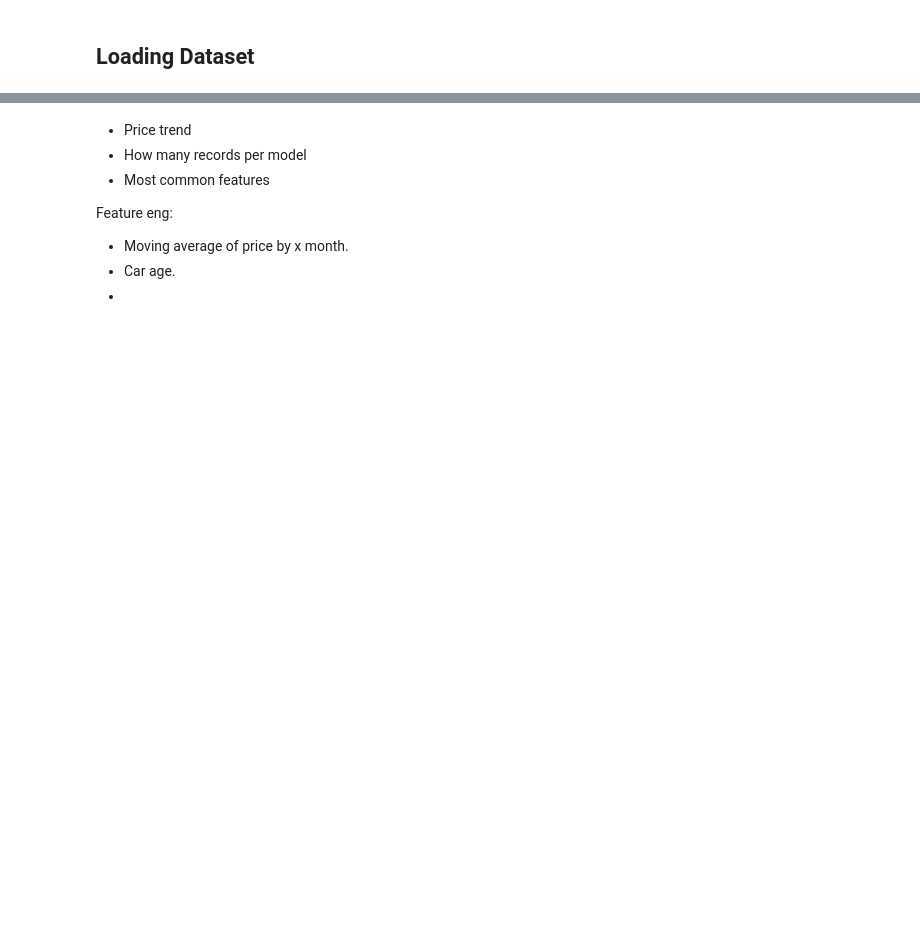
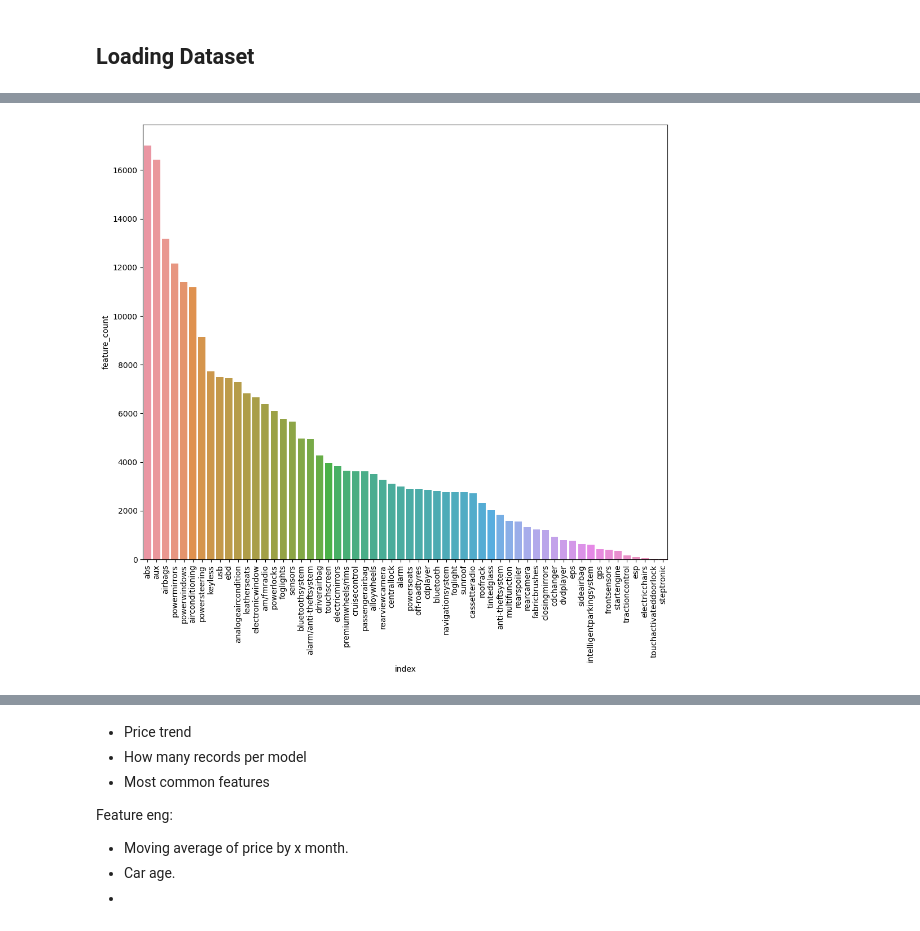
Before and after one commit to AhmedYousriSobhi/used_cars_price_estimation, a Jupyter notebook: nb_workspace/data_eda.ipynb, the cells around one changed output, grey strips where cells are left out. Cells and saved outputs as stored; diff of their text form; code cells hidden in the pictures; blank space fills up the shorter version.

```diff
--- a/nb_workspace/data_eda.ipynb
+++ b/nb_workspace/data_eda.ipynb
@@ -71,0 +122,17 @@ df.describe().T
+# %%
+# What are the most common extra features in each car.
+df_features_count = (
+    df_extrafeatures
+    .drop(['id', 'extra_features_lst', 'extra_features_count'], axis=1)
+    .sum()
+    .sort_values(ascending=False)
+    .reset_index(name='feature_count')
+)
+
+plt.figure(figsize=(12, 10))
+sns.barplot(data=df_features_count, x='index', y='feature_count')
+plt.xticks(rotation=90)
+plt.savefig('../report/plots/features_countplot.jpg')
+plt.show()
+# %% [output]
+[figure, added]
```
Also changed, not shown: parts of 11 cells of this notebook, 22 other files.
